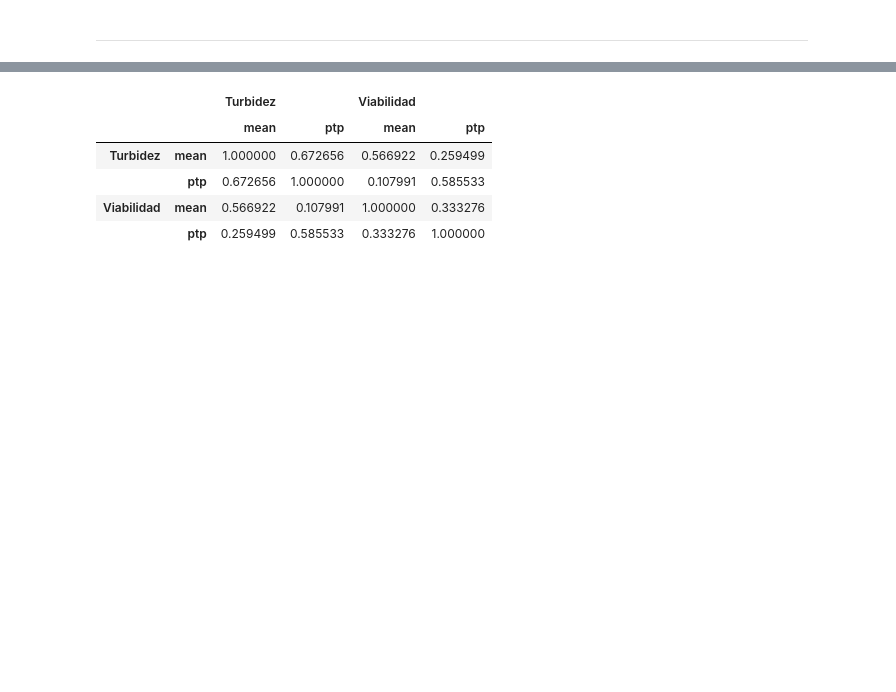
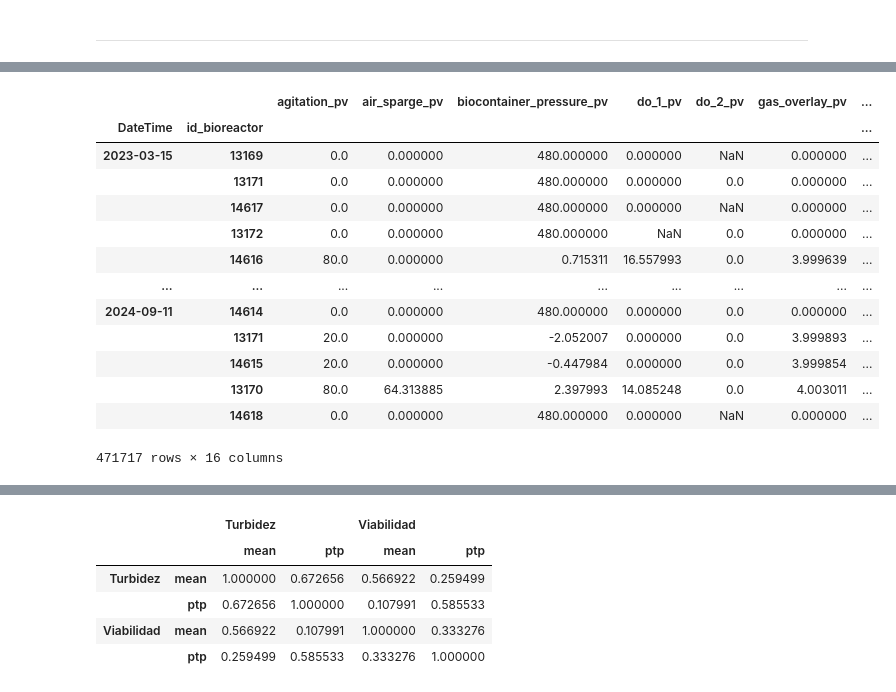
Before and after one commit to nikodyulger/datathon-los-forajidos, a Jupyter notebook: prediccion.ipynb, the cells around one changed output, grey strips where cells are left out. Saved outputs shown, nothing was run; the diff lists cells and outputs as text; code cells hidden in the pictures; blank space fills up the shorter version.

```diff
--- a/prediccion.ipynb
+++ b/prediccion.ipynb
@@ -234,4 +255,26 @@ def concatenate_bioreactor_data():
     return df
+# %%
+def load_concatenated_bioreactor_data():
+    if os.path.exists('processed_data/concatenated_bioreactor_data.csv'):
+        return pd.read_csv('./processed_data/concatenated_bioreactor_data.csv', index_col=[0,1], parse_dates=True)
+    return concatenate_bioreactor_data()
+# %%
+load_concatenated_bioreactor_data()
+# %% [output]
+|  |  | agitation_pv | air_sparge_pv | biocontainer_pressure_pv | do_1_pv | do_2_pv | gas_overlay_pv | ... |
+| DateTime | id_bioreactor |  |  |  |  |  |  | ... |
+| 2023-03-15 | 13169 | 0.0 | 0.000000 | 480.000000 | 0.000000 | NaN | 0.000000 | ... |
+|  | 13171 | 0.0 | 0.000000 | 480.000000 | 0.000000 | 0.0 | 0.000000 | ... |
+|  | 14617 | 0.0 | 0.000000 | 480.000000 | 0.000000 | NaN | 0.000000 | ... |
+|  | 13172 | 0.0 | 0.000000 | 480.000000 | NaN | 0.0 | 0.000000 | ... |
+|  | 14616 | 80.0 | 0.000000 | 0.715311 | 16.557993 | 0.0 | 3.999639 | ... |
+| ... | ... | ... | ... | ... | ... | ... | ... | ... |
+| 2024-09-11 | 14614 | 0.0 | 0.000000 | 480.000000 | 0.000000 | 0.0 | 0.000000 | ... |
+|  | 13171 | 20.0 | 0.000000 | -2.052007 | 0.000000 | 0.0 | 3.999893 | ... |
+|  | 14615 | 20.0 | 0.000000 | -0.447984 | 0.000000 | 0.0 | 3.999854 | ... |
+|  | 13170 | 80.0 | 64.313885 | 2.397993 | 14.085248 | 0.0 | 4.003011 | ... |
+|  | 14618 | 0.0 | 0.000000 | 480.000000 | 0.000000 | NaN | 0.000000 | ... |
+471717 rows × 16 columns
 # %%
 concatenate_bioreactor_data() # revisar los indices !!
 # %% [output]
```
Also changed, not shown: parts of 11 cells of this notebook, 2 other files.
